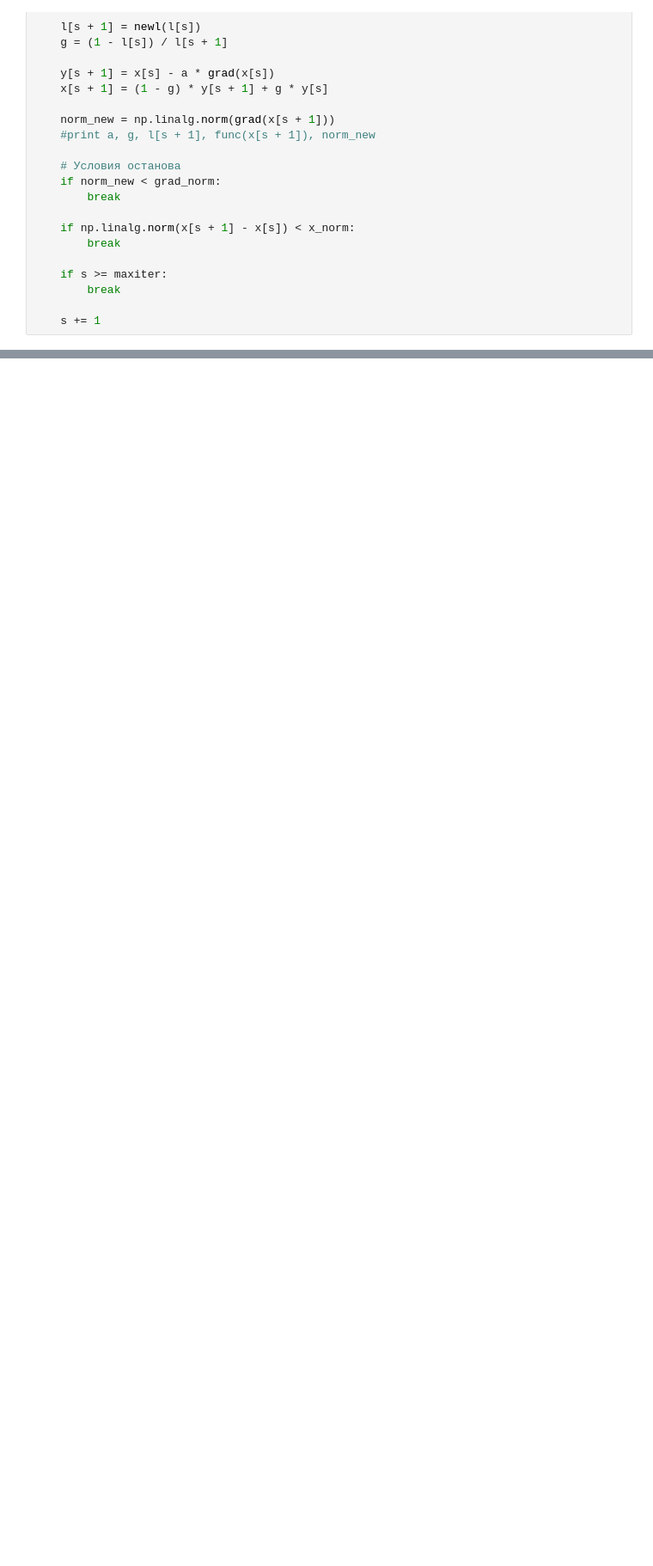
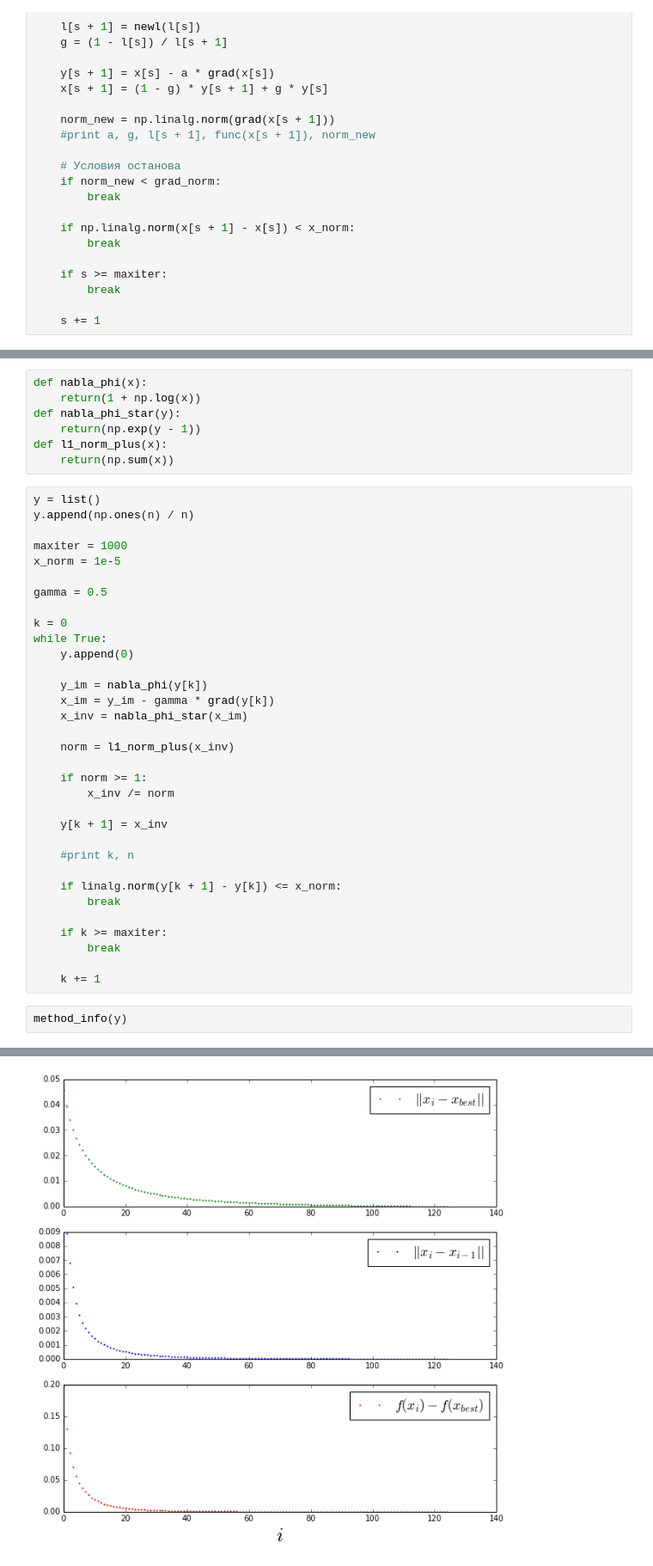
Before and after one commit to etoestja/inf, a Jupyter notebook: mipt/s6/OM/minimize/task2.ipynb, the cells around one changed output, grey strips where cells are left out. Shown at 86% size. Saved outputs shown, nothing was run; the diff lists cells and outputs as text; blank space fills up the shorter version.

```diff
--- a/mipt/s6/OM/minimize/task2.ipynb
+++ b/mipt/s6/OM/minimize/task2.ipynb
@@ -229,0 +303,43 @@ Last: 180
+# %%
+def nabla_phi(x):
+    return(1 + np.log(x))
+def nabla_phi_star(y):
+    return(np.exp(y - 1))
+def l1_norm_plus(x):
+    return(np.sum(x))
+# %%
+y = list()
+y.append(np.ones(n) / n)
+
+maxiter = 1000
+x_norm = 1e-5
+
+gamma = 0.5
+
+k = 0
+while True:
+    y.append(0)
+
+    y_im = nabla_phi(y[k])
+    x_im = y_im - gamma * grad(y[k])
+    x_inv = nabla_phi_star(x_im)
+
+    norm = l1_norm_plus(x_inv)
+
+    if norm >= 1:
+        x_inv /= norm
+
+    y[k + 1] = x_inv
+
+    #print k, n
+
+    if linalg.norm(y[k + 1] - y[k]) <= x_norm:
+        break
+
+    if k >= maxiter:
+        break
+
+    k += 1
+# %%
+method_info(y)
+# %% [output]
@@ -229,0 +348 @@ Last: 180
+[figure, added]
```
Also changed, not shown: parts of 18 cells of this notebook.
